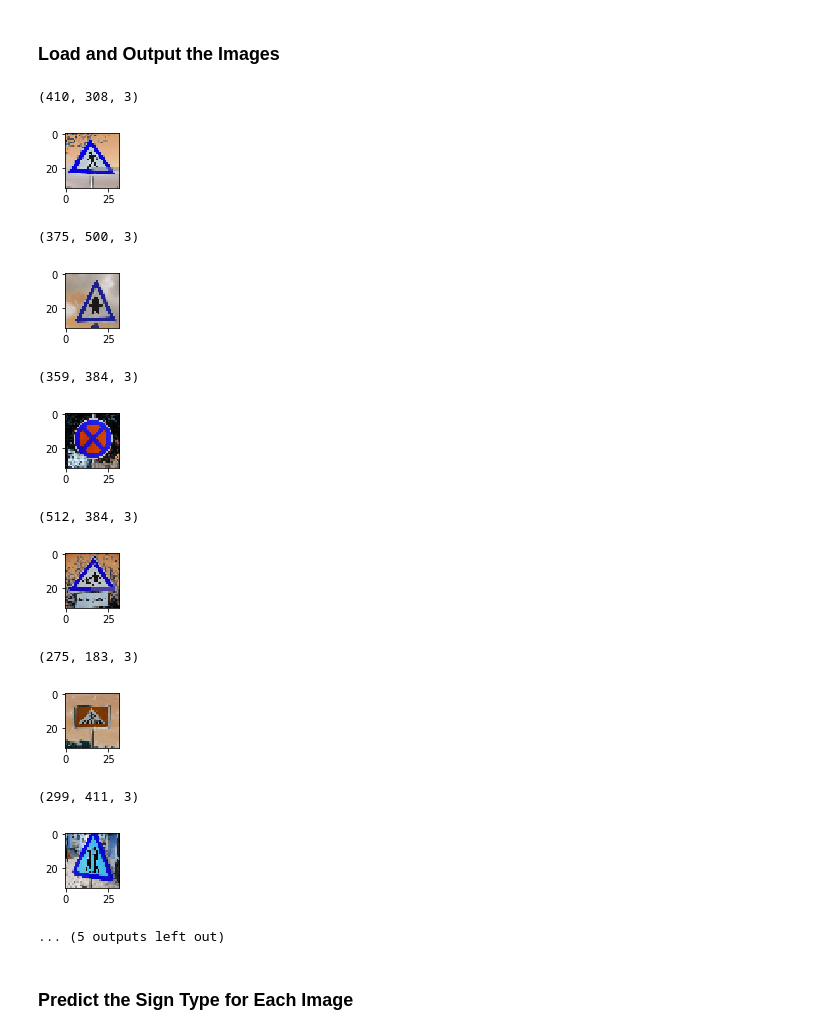
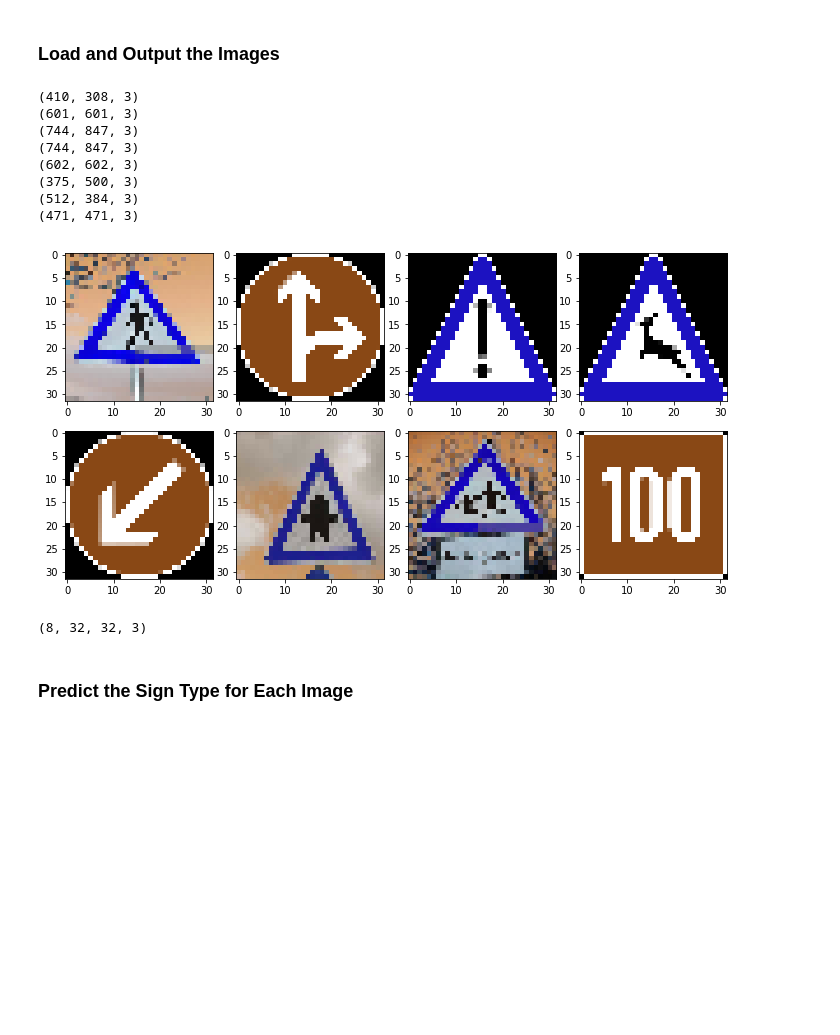
Before and after one commit to chengzg/Traffic_Sign_Classifier, a Jupyter notebook: Traffic_Sign_Classifier.ipynb, the cells around one changed output. Cells and saved outputs as stored; diff of their text form; code cells hidden in the pictures; blank space fills up the shorter version.

```diff
--- a/Traffic_Sign_Classifier.ipynb
+++ b/Traffic_Sign_Classifier.ipynb
@@ -469,17 +541,14 @@ for i in random_indexes:
 X_train_gray, X_valid_gray, X_test_gray = gray_out_images(X_train, X_valid, X_test)
 
 for i in random_indexes:
-    plt.figure(figsize=(1,1))
-    plt.imshow(old_images[i])
-    print(old_images[i].shape)
-    plt.show()
+    fig, axs = plt.subplots(1,2)
+    axs[0].imshow(old_images[i])
+    axs[0].set_title(old_images[i].shape)
 
-    plt.figure(figsize=(1,1))
     image1 = X_valid_gray[i]
-    print(image1.shape)
     image1 = image1.squeeze()
-    print(image1.shape)
-    plt.imshow(image1, cmap='gray')
+    axs[1].set_title(image1.shape)
+    axs[1].imshow(image1, cmap='gray')
     plt.show()
 
 X_train = X_train_gray
@@ -609,8 +669,8 @@ one_hot_y_train = tf.one_hot(y, OUTPUT_SIZE)
 print(y_train[0])
 print(one_hot_y_train[0])
 
-LEARN_RATE = 0.001
-logits = LeNet(x, keep_prob)
+LEARN_RATE = 0.002
+logits = LeNet(x)
 cross_entropy = tf.nn.softmax_cross_entropy_with_logits(
             labels=one_hot_y_train, logits=logits)
 loss_operation = tf.reduce_mean(cross_entropy)
@@ -668,15 +728,17 @@ with tf.Session() as sess:
                                         {
                                             x : batch_x,
                                             y : batch_y,
-                                            keep_prob: 1.0
+                                            keep_prob: 0.5
                                         })
         validation_accuracy = evaluate(X_valid, y_valid)
         accuracy_data.append(validation_accuracy)
         print("Validation Accuracy = {:.3f}".format(validation_accuracy))
 
     saver.save(sess, "./lenet")
-    print("Model Saved")
-
+    print("")
+    print(":::::::::::::::::::::::::")
+    print("  Model Saved")
+    print(":::::::::::::::::::::::::")
     accuracy_index = [l+1 for l in range(EPOCHS)]
     plt.plot(accuracy_index, accuracy_data)
     plt.grid(True)
@@ -723,37 +785,41 @@ You may find `signnames.csv` useful as it contains mappings from the class id (i
 # %%
 ### Load the images and plot them here.
 ### Feel free to use as many code cells as needed.
 
 from os import listdir
 folderPath = "German_Traffic_Signs"
 resized_images = []
+images_name = []
 for f in listdir(folderPath):
     filePath = folderPath + "\\" + f;
     image = cv2.imread(filePath)
     print(image.shape)
     resized_image = cv2.resize(image, (32, 32))
-
-    plt.figure(figsize=(1,1))
-    plt.imshow(resized_image)
-    plt.show()
     resized_images.append(resized_image)
 
-resized_images_array = np.asarray(resized_images)
-print(resized_images_array.shape)
+
+new_images_array = np.asarray(resized_images)
+new_classes_array = np.array([27, 11, 28, 7, 36, 18, 31, 39]);
+print(new_images_array.shape)
+
+fig, axs = plt.subplots(2, 4, figsize=(12, 6));
+fig.subplots_adjust(hspace = .2, wspace =.1)
+axs = axs.ravel()
+for i in range(len(new_images_array)):
+    axs[i].imshow(new_images_array[i])
+
+plt.show()
 # %% [output]
 (410, 308, 3)
+(601, 601, 3)
+(744, 847, 3)
+(744, 847, 3)
+(602, 602, 3)
+(375, 500, 3)
+(512, 384, 3)
+(471, 471, 3)
-[figure, old version]
+[figure, new version]
-(375, 500, 3)
+(8, 32, 32, 3)
-[figure, removed]
-(359, 384, 3)
-[figure, removed]
-(512, 384, 3)
-[figure, removed]
-(275, 183, 3)
-[figure, removed]
-(299, 411, 3)
-[figure, removed]
-... (5 outputs left out)
 # %% [markdown]
 ### Predict the Sign Type for Each Image
 # %%
```
Also changed, not shown: parts of 15 cells of this notebook.
